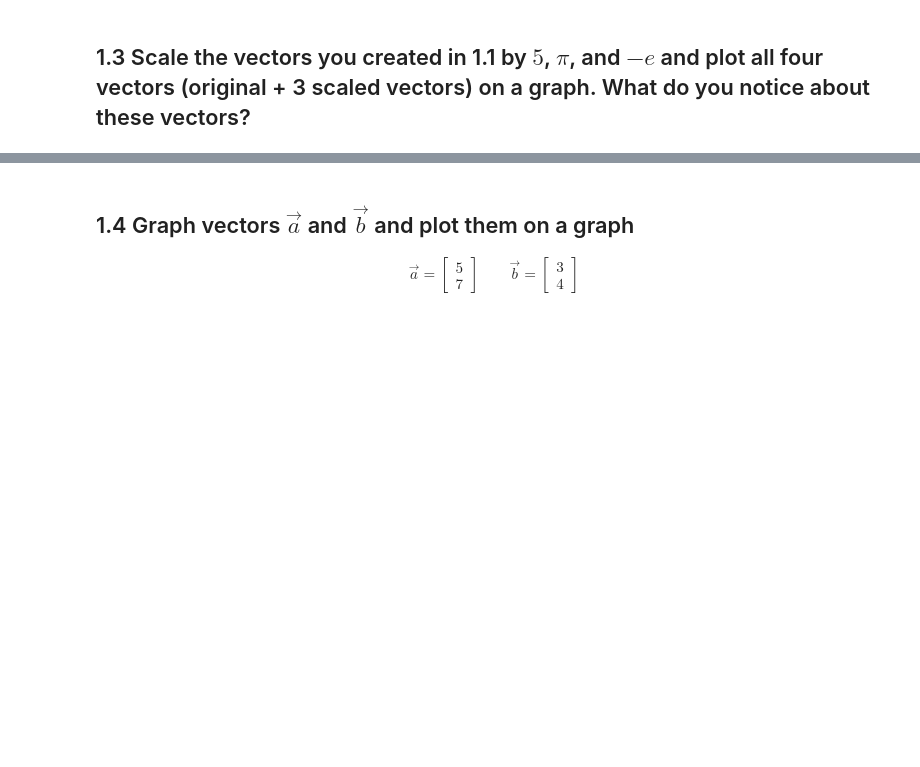
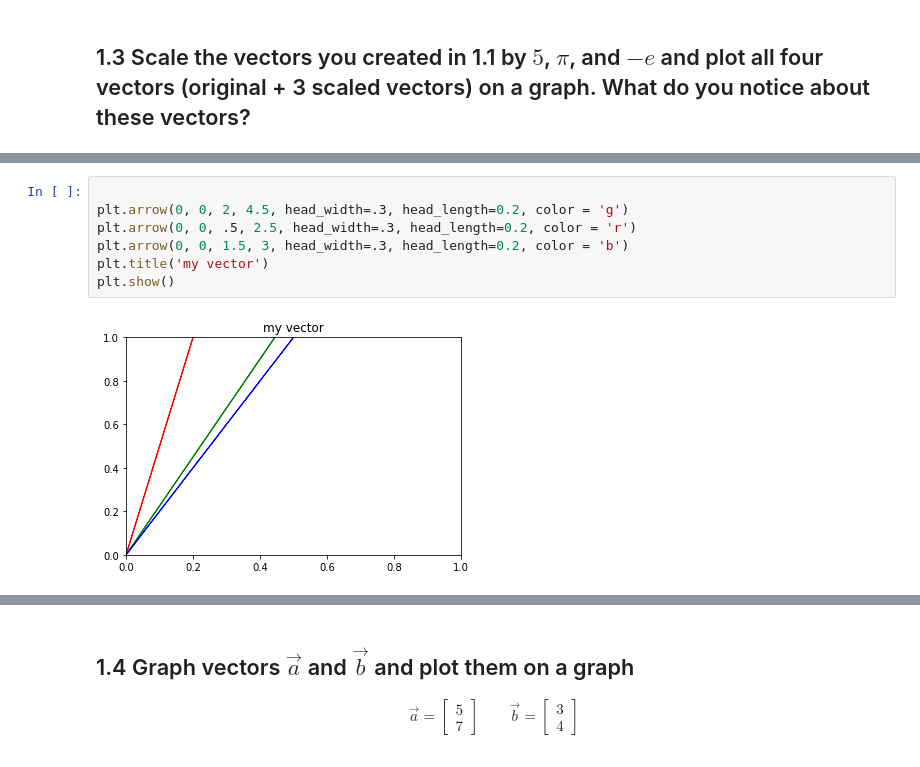
Before and after one commit to bloominstituteoftechnology/DS-Unit-1-Sprint-3-Linear-Algebra, a Jupyter notebook: module1-vectors-and-matrices/LS_DS_131_Vectors_and_Matrices_Assignment.ipynb, the cells around one changed output, grey strips where cells are left out. Saved outputs shown, nothing was run; the diff lists cells and outputs as text; blank space fills up the shorter version.

```diff
--- a/module1-vectors-and-matrices/LS_DS_131_Vectors_and_Matrices_Assignment.ipynb
+++ b/module1-vectors-and-matrices/LS_DS_131_Vectors_and_Matrices_Assignment.ipynb
@@ -17,0 +66,9 @@ print(pi)
+# %%
+
+plt.arrow(0, 0, 2, 4.5, head_width=.3, head_length=0.2, color = 'g')
+plt.arrow(0, 0, .5, 2.5, head_width=.3, head_length=0.2, color = 'r')
+plt.arrow(0, 0, 1.5, 3, head_width=.3, head_length=0.2, color = 'b')
+plt.title('my vector')
+plt.show()
+# %% [output]
+[figure, added]
```
Also changed, not shown: parts of 30 cells of this notebook.
